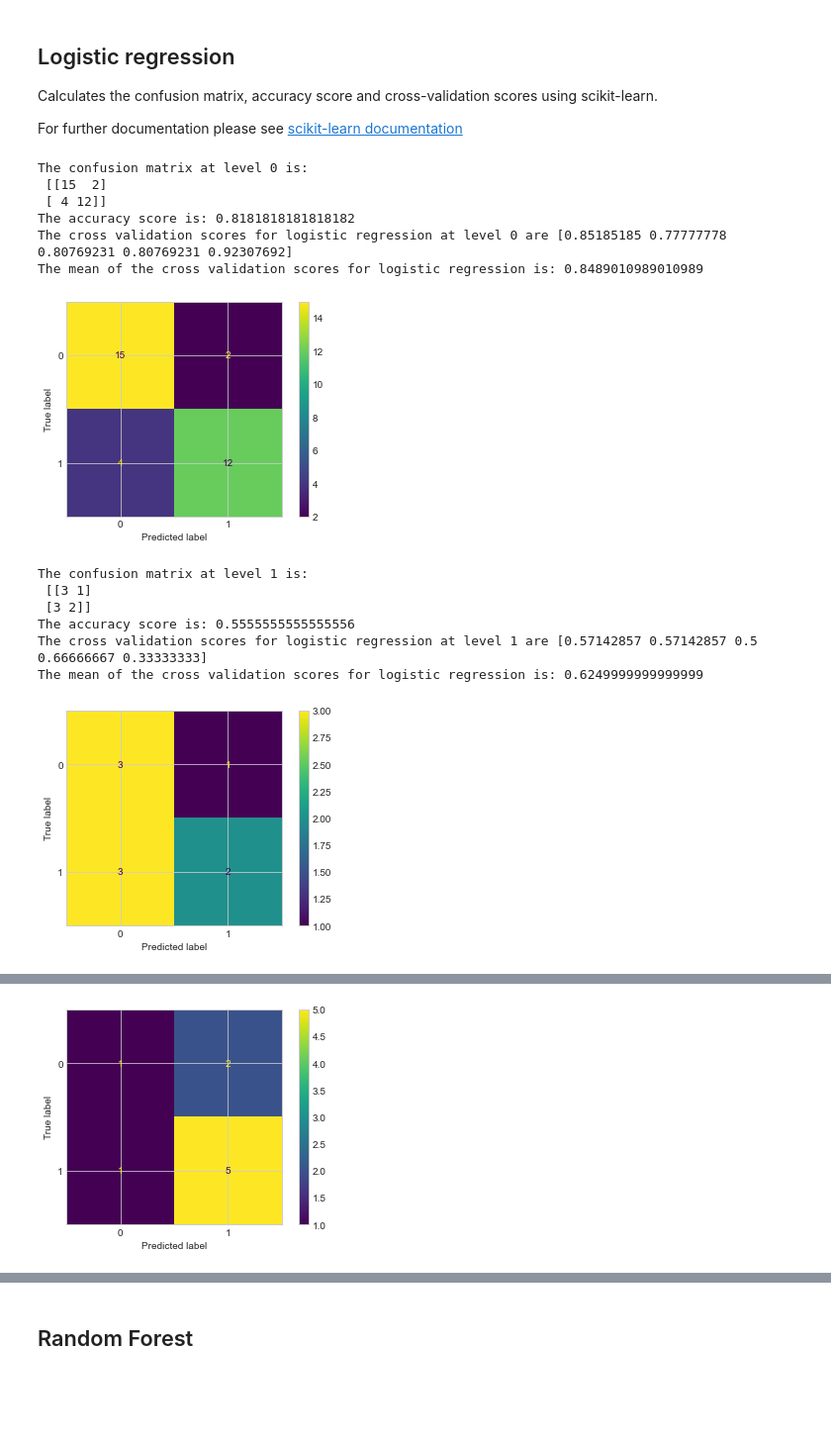
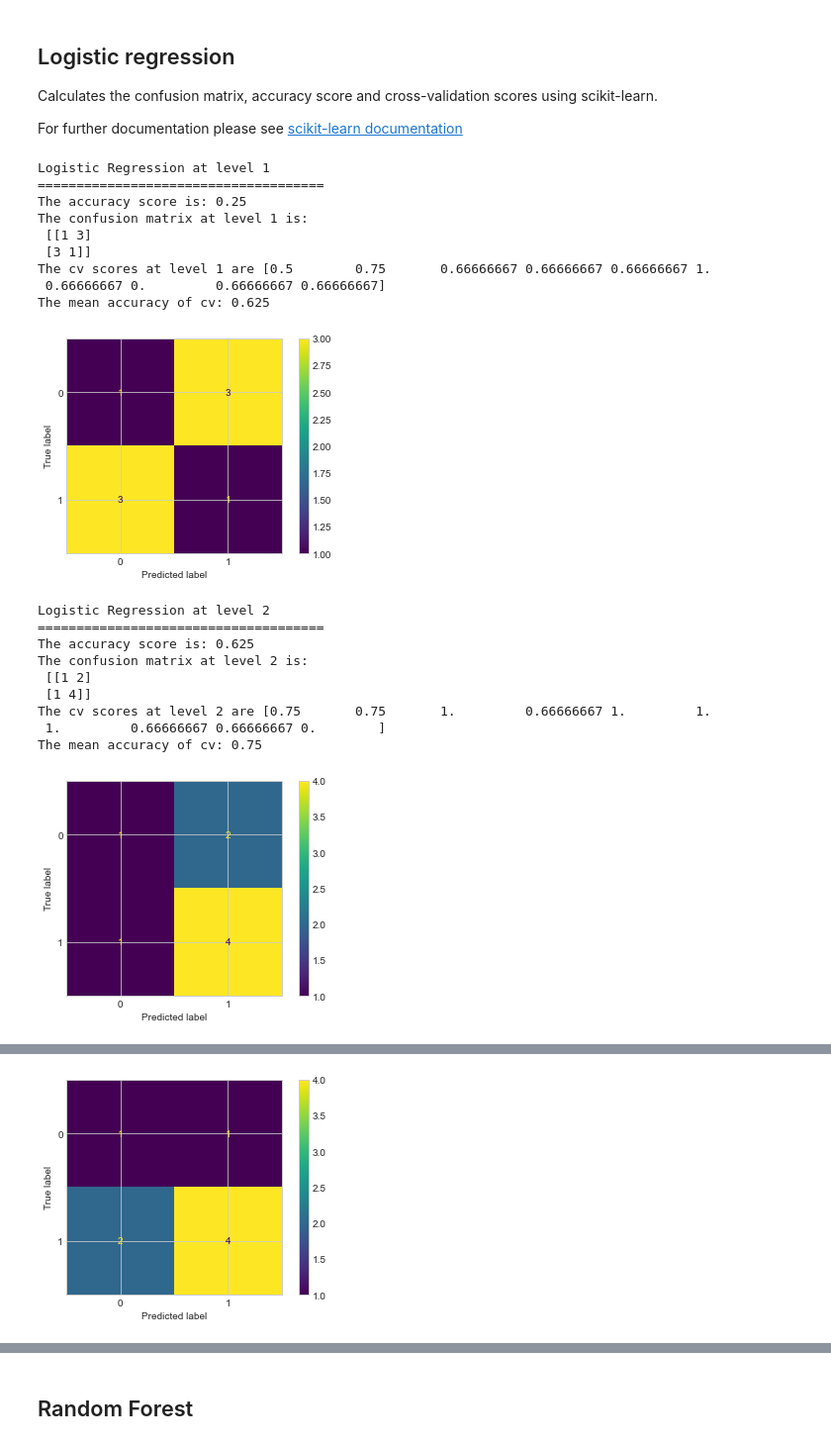
Before and after one commit to streckgumman/BikeFit, a Jupyter notebook: Classifier-diff-all-levels-separately-1.ipynb, the cells around one changed output, grey strips where cells are left out. Shown at 99% size. Cells and saved outputs as stored; diff of their text form; code cells hidden in the pictures; blank space fills up the shorter version.

```diff
--- a/Classifier-diff-all-levels-separately-1.ipynb
+++ b/Classifier-diff-all-levels-separately-1.ipynb
@@ -237,7 +237,7 @@ Calculating the differences between the max and min-values in each attribute for
 # %%
 # calculate the four power levels for healthy people:
 
-path = "USE THIS/Healthy/"
+path = "usethis/Healthy/"
 
 b_name = get_bname(path)
 
@@ -249,7 +249,7 @@ diff_list4 = get_differences_values(path, int(3*len(b_name)/4), int(len(b_name))
 
 # calculate the four power levels for injured people:
 
-path = "USE THIS/PFPS/"
+path = "usethis/PFPS/"
 
 diff_list_injured1 = get_differences_values(path, 0, int(len(b_name)/4))
 diff_list_injured2 = get_differences_values(path, int(len(b_name)/4), int(len(b_name)/2))
@@ -304,7 +297,6 @@ X1, X_test1, X_train1, y_test1, y_train1 = get_ml_data(diff_list1, diff_list_inj
 X2, X_test2, X_train2, y_test2, y_train2 = get_ml_data(diff_list2, diff_list_injured2)
 X3, X_test3, X_train3, y_test3, y_train3 = get_ml_data(diff_list3, diff_list_injured3)
 X4, X_test4, X_train4, y_test4, y_train4 = get_ml_data(diff_list4, diff_list_injured4)
-
 
 def get_X_data(X_test, X_train):
 
@@ -328,3 +320,9 @@ X_train1, X_test1 = get_X_data(X_test1, X_train1)
 X_train2, X_test2 = get_X_data(X_test2, X_train2)
 X_train3, X_test3 = get_X_data(X_test3, X_train3)
 X_train4, X_test4 = get_X_data(X_test4, X_train4)
+
+data_list = [(X_test1, X_train1, y_train1, y_test1, 1),
+             (X_test2, X_train2, y_train2, y_test2, 2),
+             (X_test3, X_train3, y_train3, y_test3, 3),
+             (X_test4, X_train4, y_train4, y_test4, 4),
+             (X_test, X_train, y_train, y_test, "ALL")]
@@ -337,39 +353,50 @@ For further documentation please see [scikit-learn documentation](https://scikit
 # %%
 # Logistic Regression
 def log_reg(X_test, X_train, y_train, y_test, level):
-    classifier = LogisticRegression(random_state = 0)
+    classifier = LogisticRegression(C = 10, penalty = 'l2', solver = 'liblinear', random_state = 0)
     classifier.fit(X_train, y_train)
+
+    # MAKE PREDICTION
     y_pred = classifier.predict(X_test)
+    score1 = accuracy_score(y_test, y_pred)
+    print(f"Logistic Regression at level {level}")
+    print("=====================================")
+    print(f"The accuracy score is: {score1}")
+
+    # Confusion matrix
     cm = confusion_matrix(y_test, y_pred)
-    score1 = accuracy_score(y_test, y_pred)
     print(f"The confusion matrix at level {level} is: \n {cm}")
-    score2 = accuracy_score(y_test, y_pred)
-    print(f"The accuracy score is: {score1}")
-    scores = cross_val_score(classifier, X_train, y_train, cv=5)
 
-    print(f"The cross validation scores for logistic regression at level {level} are {scores}")
+    # Cross validation
+    scores = cross_val_score(classifier, X_train, y_train, cv=10)
+    print(f"The cv scores at level {level} are {scores}")
+    print(f"The mean accuracy of cv: {np.mean(cross_val_score(classifier, X_train, y_train, cv=10))}")
 
-    print(f"The mean of the cross validation scores for logistic regression is: {np.mean(cross_val_score(classifier, X_train, y_train, cv=10))}")
-
-    y_pred = classifier.predict(X_test)
+    #y_pred = classifier.predict(X_test)
     ConfusionMatrixDisplay.from_predictions(y_test, y_pred)
     plt.show()
 
-data_list = [(X_test, X_train, y_train, y_test, 0), (X_test1, X_train1, y_train1, y_test1, 1), (X_test2, X_train2, y_train2, y_test2, 2), (X_test3, X_train3, y_train3, y_test3, 3), (X_test4, X_train4, y_train4, y_test4, 4)]
+
 for (X_test, X_train, y_train, y_test, level) in data_list:
     log_reg(X_test, X_train, y_train, y_test, level)
 # %% [output]
-The confusion matrix at level 0 is:
- [[15  2]
- [ 4 12]]
-The accuracy score is: 0.8181818181818182
-The cross validation scores for logistic regression at level 0 are [0.85185185 0.77777778 0.80769231 0.80769231 0.92307692]
-The mean of the cross validation scores for logistic regression is: 0.8489010989010989
+Logistic Regression at level 1
+=====================================
+The accuracy score is: 0.25
+The confusion matrix at level 1 is:
+ [[1 3]
+ [3 1]]
+The cv scores at level 1 are [0.5        0.75       0.66666667 0.66666667 0.66666667 1.
+ 0.66666667 0.         0.66666667 0.66666667]
+The mean accuracy of cv: 0.625
-[figure, old version]
+[figure, new version]
-The confusion matrix at level 1 is:
- [[3 1]
- [3 2]]
-The accuracy score is: 0.5555555555555556
-The cross validation scores for logistic regression at level 1 are [0.57142857 0.57142857 0.5        0.66666667 0.33333333]
-The mean of the cross validation scores for logistic regression is: 0.6249999999999999
+Logistic Regression at level 2
+=====================================
+The accuracy score is: 0.625
+The confusion matrix at level 2 is:
+ [[1 2]
+ [1 4]]
+The cv scores at level 2 are [0.75       0.75       1.         0.66666667 1.         1.
+ 1.         0.66666667 0.66666667 0.        ]
+The mean accuracy of cv: 0.75
-[figure, old version]
+[figure, new version]
@@ -382 +412 @@ The mean of the cross validation scores for logistic regression is: 0.5
-[figure, old version]
+[figure, new version]
```
Also changed, not shown: parts of 9 cells of this notebook, 5 other files.
